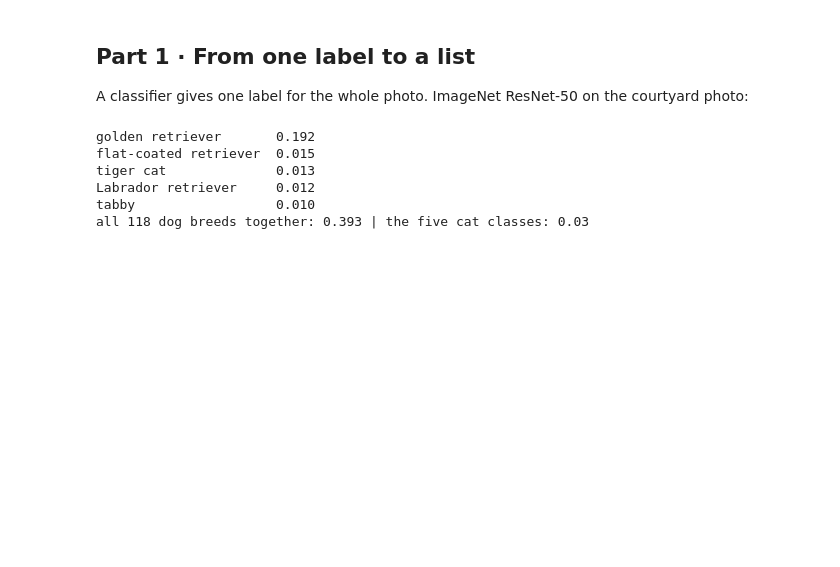
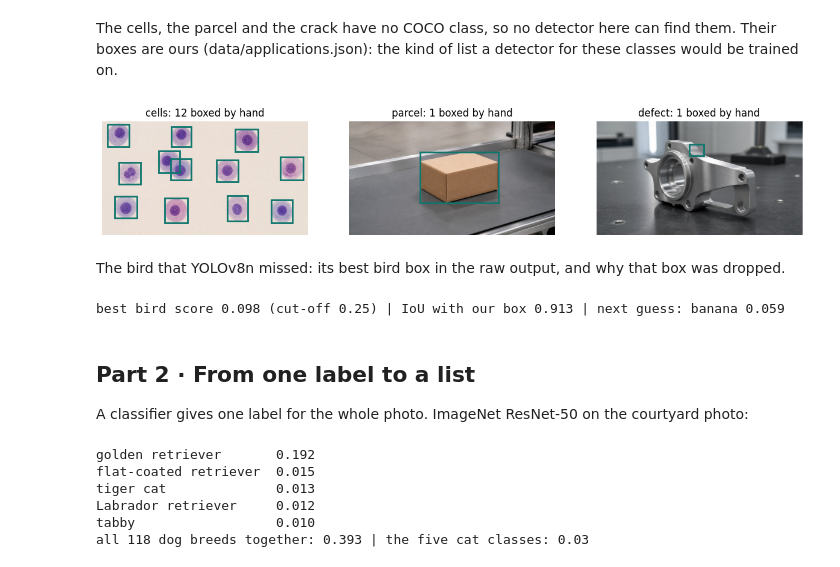
Before and after one commit to nipunbatra/object-detection, a Jupyter notebook: object-detection.ipynb, the cells around one changed output. Cells and saved outputs as stored; diff of their text form; code cells hidden in the pictures; blank space fills up the shorter version.

```diff
--- a/object-detection.ipynb
+++ b/object-detection.ipynb
@@ -45,5 +64,36 @@ torch 2.9.1 | torchvision 0.24.1
+# %% [markdown]
+The cells, the parcel and the crack have no COCO class, so no detector here can find them. Their boxes are ours
+(data/applications.json): the kind of list a detector for these classes would be trained on.
+# %%
+APPS = json.load(open('data/applications.json'))
+fig, axes = plt.subplots(1, 3, figsize=(15, 3.6))
+for ax_, (name, lst) in zip(axes, APPS['photos'].items()):
+    show(name, [b for _, b in lst], colors=['#0F766E'] * len(lst), ax=ax_, title=f'{name}: {len(lst)} boxed by hand')
+# %% [output]
+[figure, added]
+# %% [markdown]
+The bird that YOLOv8n missed: its best bird box in the raw output, and why that box was dropped.
+# %%
+net = yolo.model.float().eval()
+def raw_output(name):
+    t = torch.from_numpy(np.array(photo(name))).permute(2, 0, 1)[None].float() / 255
+    return net(t)[0][0].T                       # (cells, 84): c_x, c_y, w, h, then 80 class scores
+out = raw_output('cat-dog-bird')
+bird = 14                                       # "bird" in COCO's list of 80
+is_bird = torch.where(out[:, 4:].argmax(1) == bird)[0]
+k = int(is_bird[out[is_bird, 4 + bird].argmax()])
+cx_, cy_, w_, h_ = out[k, :4].tolist()
+best = [cx_ - w_ / 2, cy_ - h_ / 2, cx_ + w_ / 2, cy_ + h_ / 2]
+gt_bird = [b for c, b in A['photos']['cat-dog-bird'] if c == 'bird'][0]
+iou_bird = float(torchvision.ops.box_iou(torch.tensor([best]), torch.tensor([gt_bird], dtype=torch.float)))
+second = out[k, 4:].topk(2)
+print(f'best bird score {float(out[k, 4 + bird]):.3f} (cut-off 0.25) | IoU with our box {iou_bird:.3f} | '
+      f'next guess: {yolo.names[int(second.indices[1])]} {float(second.values[1]):.3f}')
+assert abs(float(out[k, 4 + bird]) - S['bird']['best']['score']) < 1e-3
+# %% [output]
+best bird score 0.098 (cut-off 0.25) | IoU with our box 0.913 | next guess: banana 0.059
 # %% [markdown]
-## Part 1 · From one label to a list
+## Part 2 · From one label to a list
 
 A classifier gives one label for the whole photo. ImageNet ResNet-50 on the courtyard photo:
 # %%
```
Also changed, not shown: parts of 42 cells of this notebook, 15 other files.
